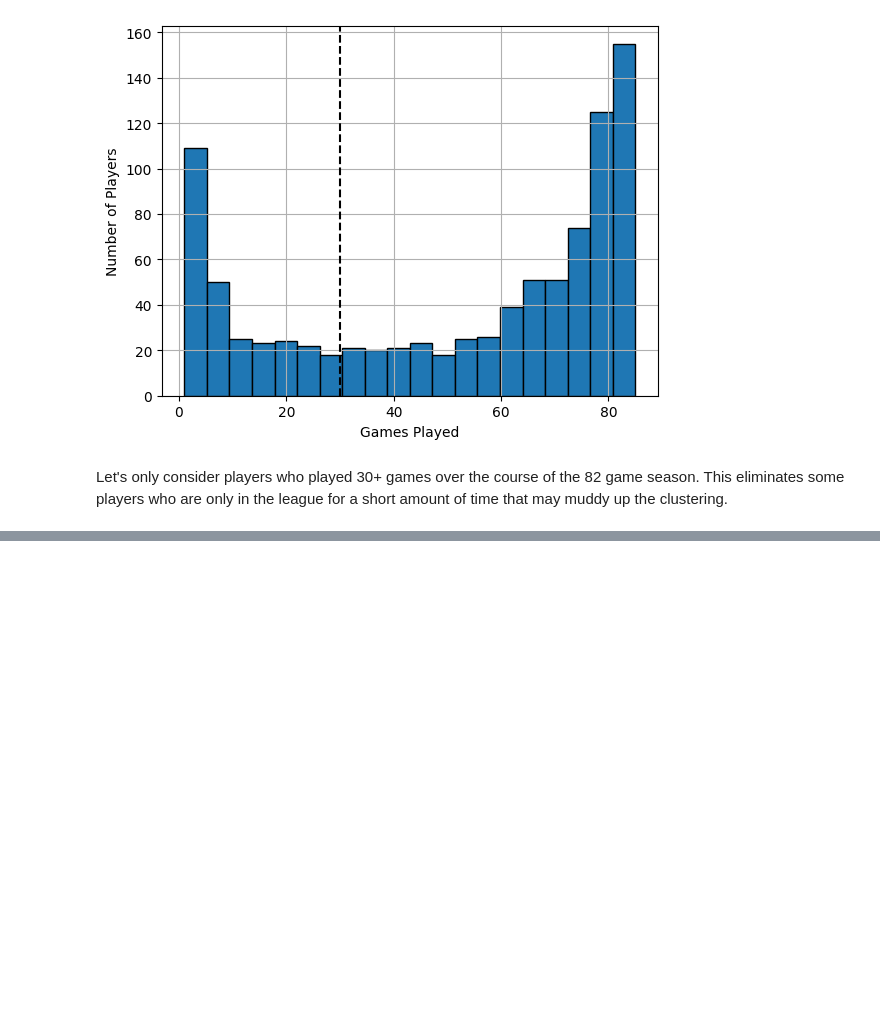
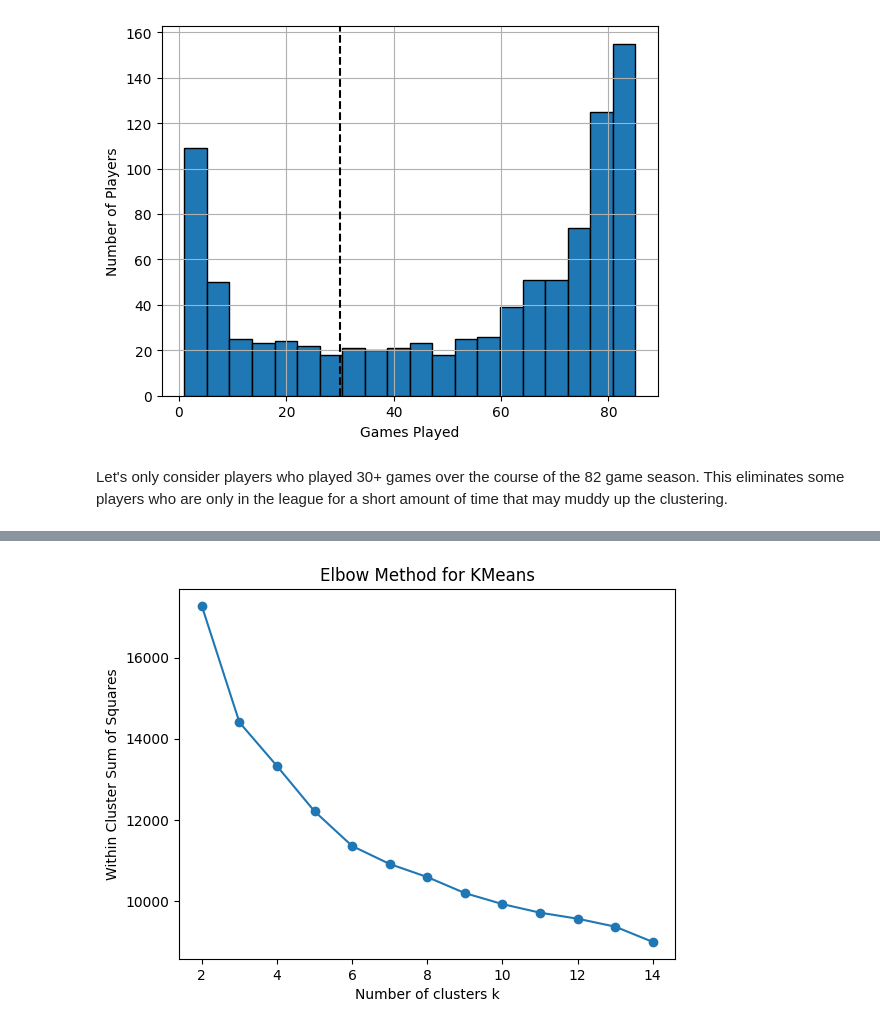
Before and after one commit to wadzii/ml-nhl-player-clustering, a Jupyter notebook: player_clustering.ipynb, the cells around one changed output, grey strips where cells are left out. Cells and saved outputs as stored; diff of their text form; code cells hidden in the pictures; blank space fills up the shorter version.

```diff
--- a/player_clustering.ipynb
+++ b/player_clustering.ipynb
@@ -156 +234,16 @@ array([0.53401606, 0.69351547, 0.7592216 , 0.80411486, 0.82929464,
+# %%
+# K means elbow plot
+sse = []
+k_values = range(2, 15)
+for k in k_values:
+    km = KMeans(n_clusters=k, random_state=0)
+    km.fit(X_pca)
+    sse.append(km.inertia_)
+plt.plot(k_values,sse, marker='o')
+plt.xlabel("Number of clusters k")
+plt.ylabel("Within Cluster Sum of Squares")
+plt.title("Elbow Method for KMeans")
+plt.show()
+# %% [output]
+[figure, added]
 # %%
```
Also changed, not shown: parts of 39 cells of this notebook.
